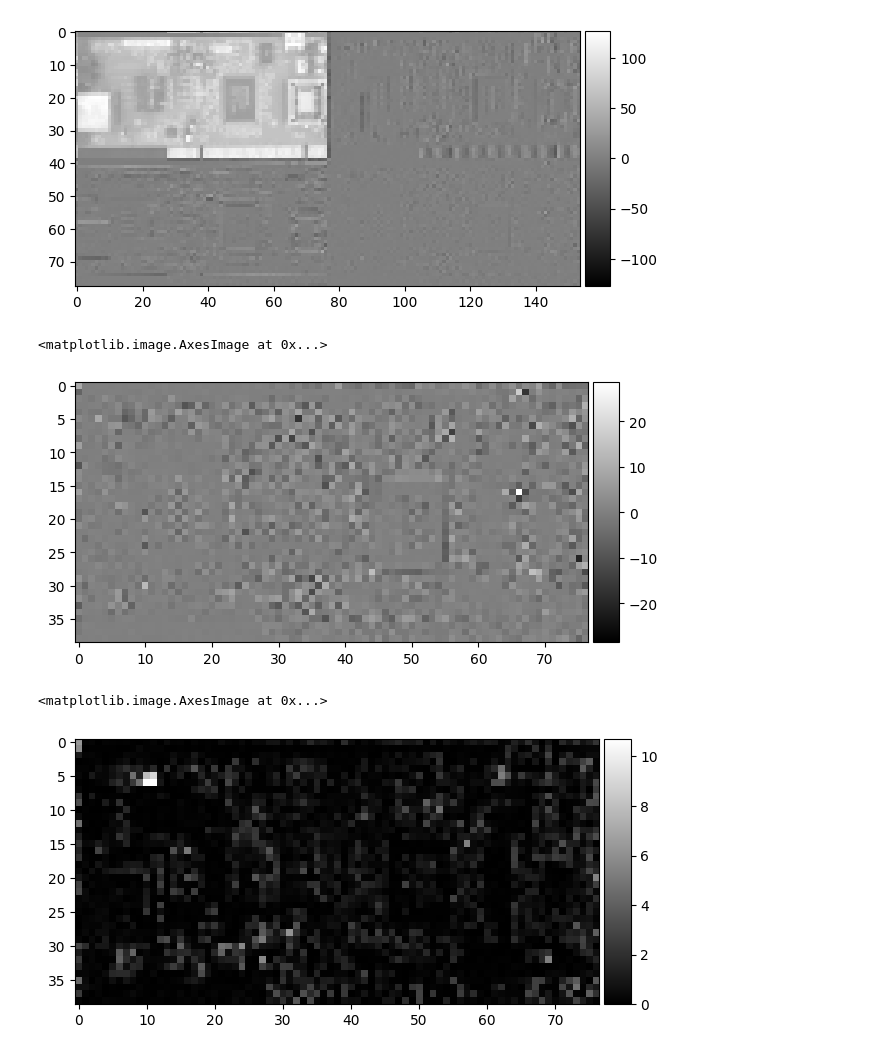
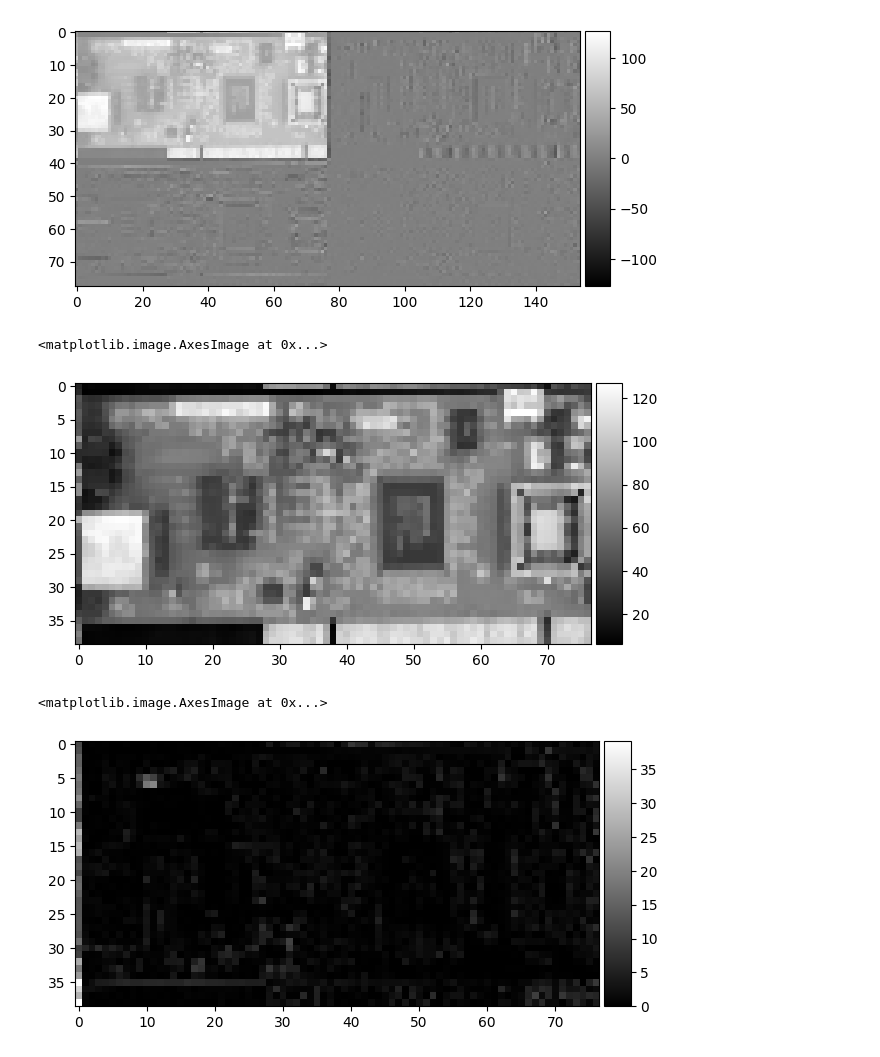
Before and after one commit to ChrnyaevEK/open-aoi, a Jupyter notebook: playground/inspection/wavelet_transformation.ipynb, the cells around one changed output. Saved outputs shown, nothing was run; the diff lists cells and outputs as text; code cells hidden in the pictures.

```diff
--- a/playground/inspection/wavelet_transformation.ipynb
+++ b/playground/inspection/wavelet_transformation.ipynb
@@ -16,7 +16,7 @@ from support.utils import cut, align
 For testing perposes extra component was artificially added to PCB
 # %%
 im_ext = cv.cvtColor(  # Image with extra component (left top corner)
-    cv.imread("support/examples/21_netcard_um_16mm_f8_4320_extra_component.bmp"),
+    cv.imread("inspection/support/examples/21_netcard_um_16mm_f8_4320_extra_component.bmp"),
     cv.COLOR_RGB2GRAY,
 )
 im_ext = im_ext[:, 100:]  # Remove part that is not a subject for inspection
@@ -29,7 +29,7 @@ imshow(im_ext)
 # %%
 im = cv.cvtColor(
     cv.imread(
-        "support/examples/21_netcard_um_16mm_f8_4320_extra_component_missing.bmp"
+        "inspection/support/examples/21_netcard_um_16mm_f8_4320_extra_component_missing.bmp"
     ),
     cv.COLOR_RGB2GRAY,
 )
@@ -200,15 +200,15 @@ show_dwt(ul_ext, ur_ext, ll_ext, lr_ext)
 # %% [output]
 [figure]
 # %%
-imshow(lr_ext, cmap="grey")
+imshow(ul_ext, cmap="grey")
 # cv.imwrite("test_ext.bmp", lr_ext)
 # %% [output]
 <matplotlib.image.AxesImage at 0x...>
-[figure, old version]
+[figure, new version]
 # %%
-diff = np.abs(lr_ext - lr)
+diff = np.abs(ul_ext - ul)
 imshow(diff, cmap="grey")
 # cv.imwrite("test_diff.bmp", diff)
 # %% [output]
 <matplotlib.image.AxesImage at 0x...>
-[figure, old version]
+[figure, new version]
```
Also changed, not shown: parts of 3 cells of this notebook, 4 other files.
